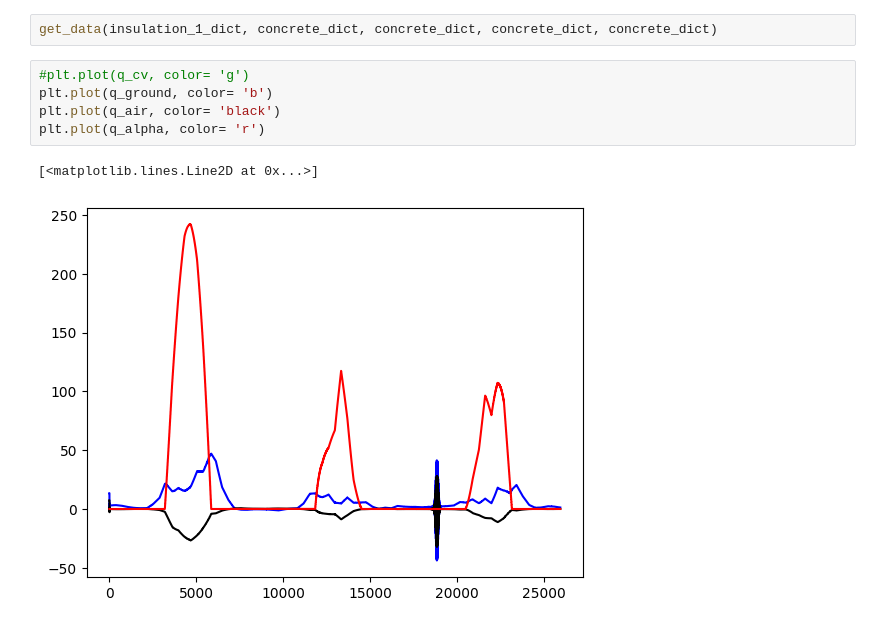
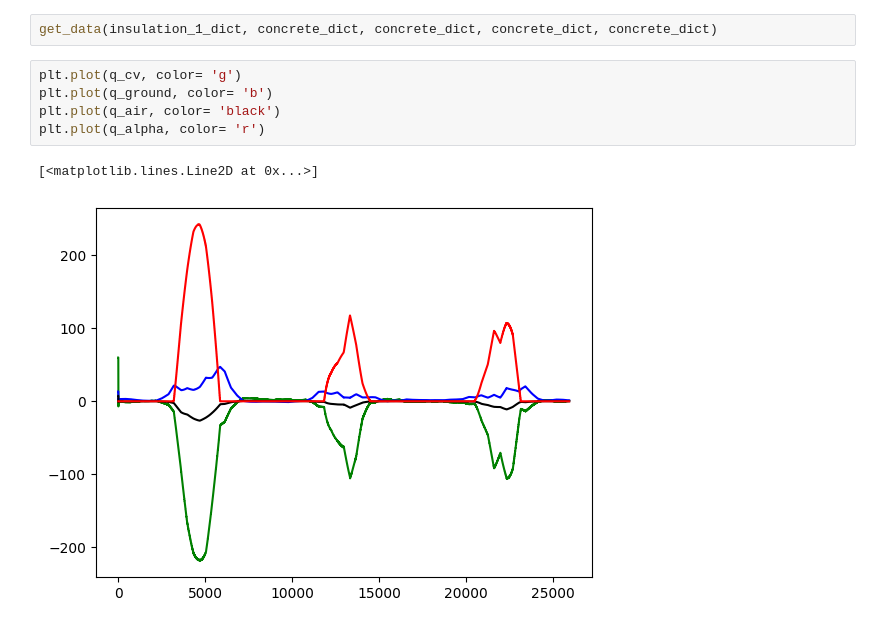
Before and after one commit to binbinbon/CAP_project, a Jupyter notebook: coding/수치해석 코드 2.ipynb, the cells around one changed output. Cells and saved outputs as stored; diff of their text form.

```diff
--- a/coding/수치해석 코드 2.ipynb
+++ b/coding/수치해석 코드 2.ipynb
@@ -355,10 +355,10 @@ def get_data(M_dict1, M_dict2, M_dict3, M_dict4, M_dict5):
 # %%
 get_data(insulation_1_dict, concrete_dict, concrete_dict, concrete_dict, concrete_dict)
 # %%
-#plt.plot(q_cv, color= 'g')
+plt.plot(q_cv, color= 'g')
 plt.plot(q_ground, color= 'b')
 plt.plot(q_air, color= 'black')
 plt.plot(q_alpha, color= 'r')
 # %% [output]
 [<matplotlib.lines.Line2D at 0x...>]
-[figure, old version]
+[figure, new version]
```
Also changed, not shown: parts of 1 cell of this notebook, 1 other file.
